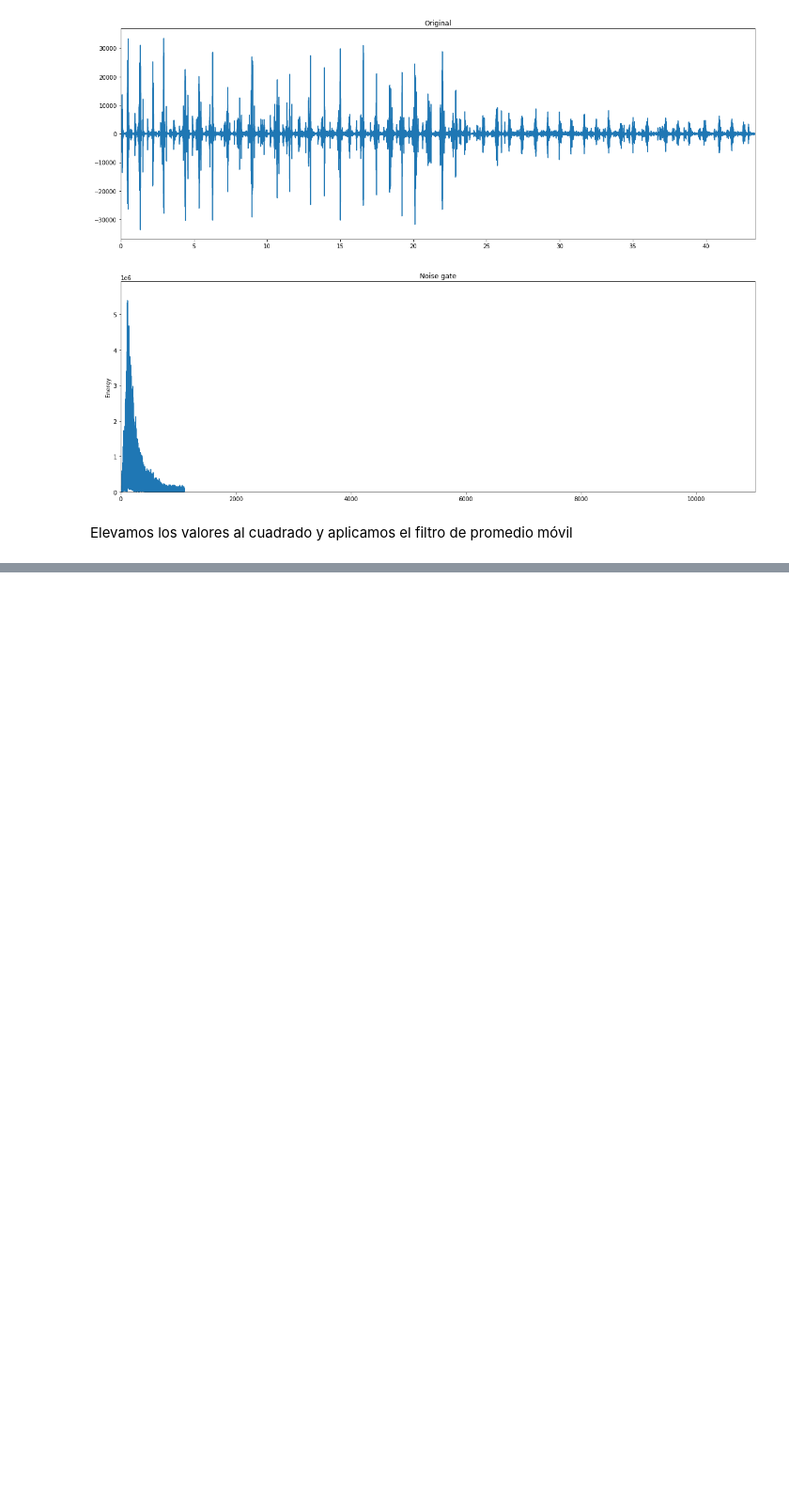
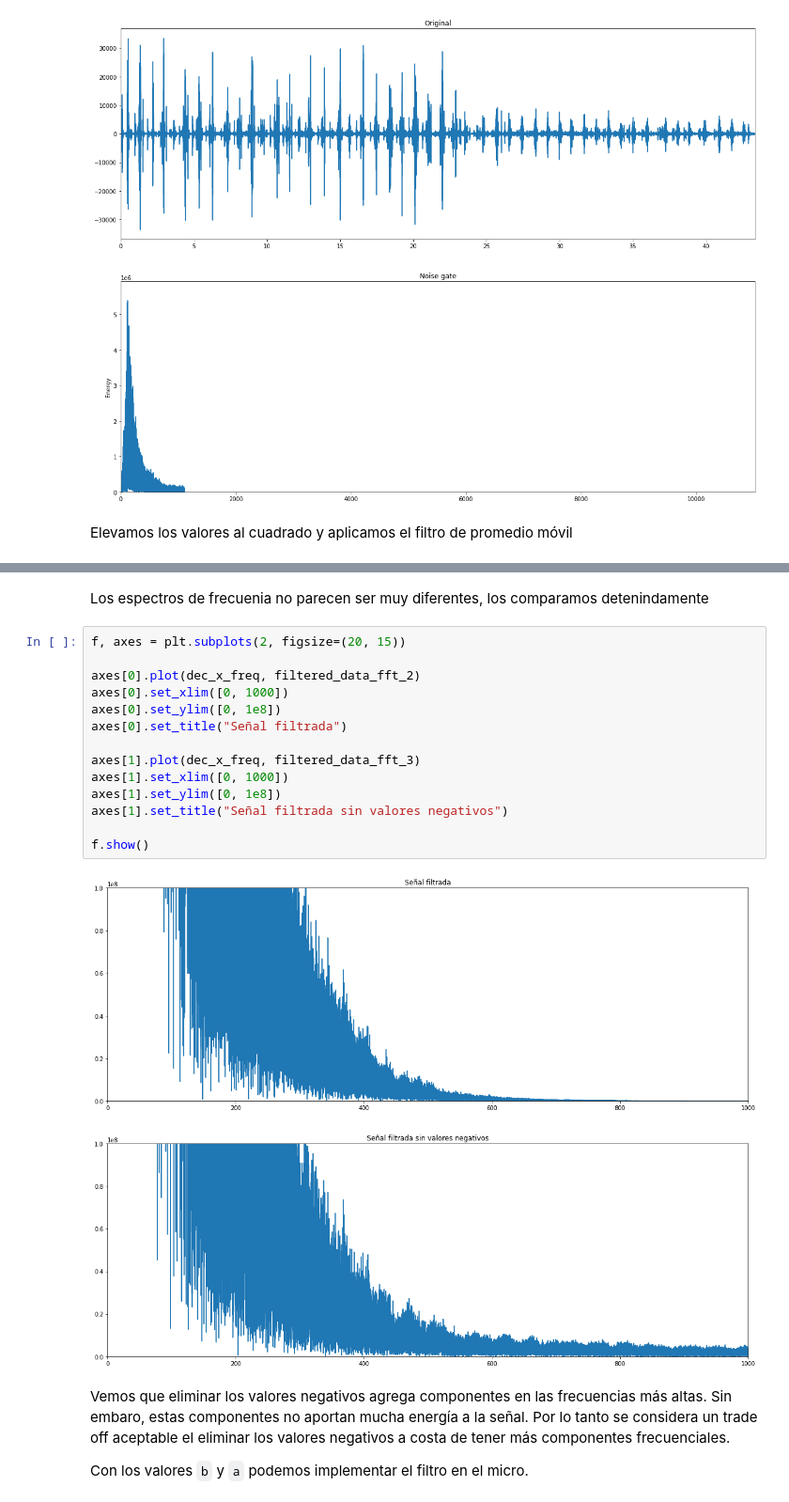
Before and after one commit to achurichi/CEIA, a Jupyter notebook: ia-embebida/signal-processing/signal-processing.ipynb, the cells around one changed output, grey strips where cells are left out. Shown at 94% size. Drawn from its saved outputs; the diff is of its cells as text; blank space fills up the shorter version.

```diff
--- a/ia-embebida/signal-processing/signal-processing.ipynb
+++ b/ia-embebida/signal-processing/signal-processing.ipynb
@@ -148,0 +172,22 @@ No entiendo porque el filtro empieza a filtrar a partir de los 10Hz y no a parti
+# %% [markdown]
+Los espectros de frecuenia no parecen ser muy diferentes, los comparamos detenindamente
+# %%
+f, axes = plt.subplots(2, figsize=(20, 15))
+
+axes[0].plot(dec_x_freq, filtered_data_fft_2)
+axes[0].set_xlim([0, 1000])
+axes[0].set_ylim([0, 1e8])
+axes[0].set_title("Señal filtrada")
+
+axes[1].plot(dec_x_freq, filtered_data_fft_3)
+axes[1].set_xlim([0, 1000])
+axes[1].set_ylim([0, 1e8])
+axes[1].set_title("Señal filtrada sin valores negativos")
+
+f.show()
+# %% [output]
+[figure, added]
+# %% [markdown]
+Vemos que eliminar los valores negativos agrega componentes en las frecuencias más altas. Sin embaro, estas componentes no aportan mucha energía a la señal. Por lo tanto se considera un trade off aceptable el eliminar los valores negativos a costa de tener más componentes frecuenciales.
+
+Con los valores `b` y `a` podemos implementar el filtro en el micro.
```
Also changed, not shown: parts of 17 cells of this notebook, 10 other files.
